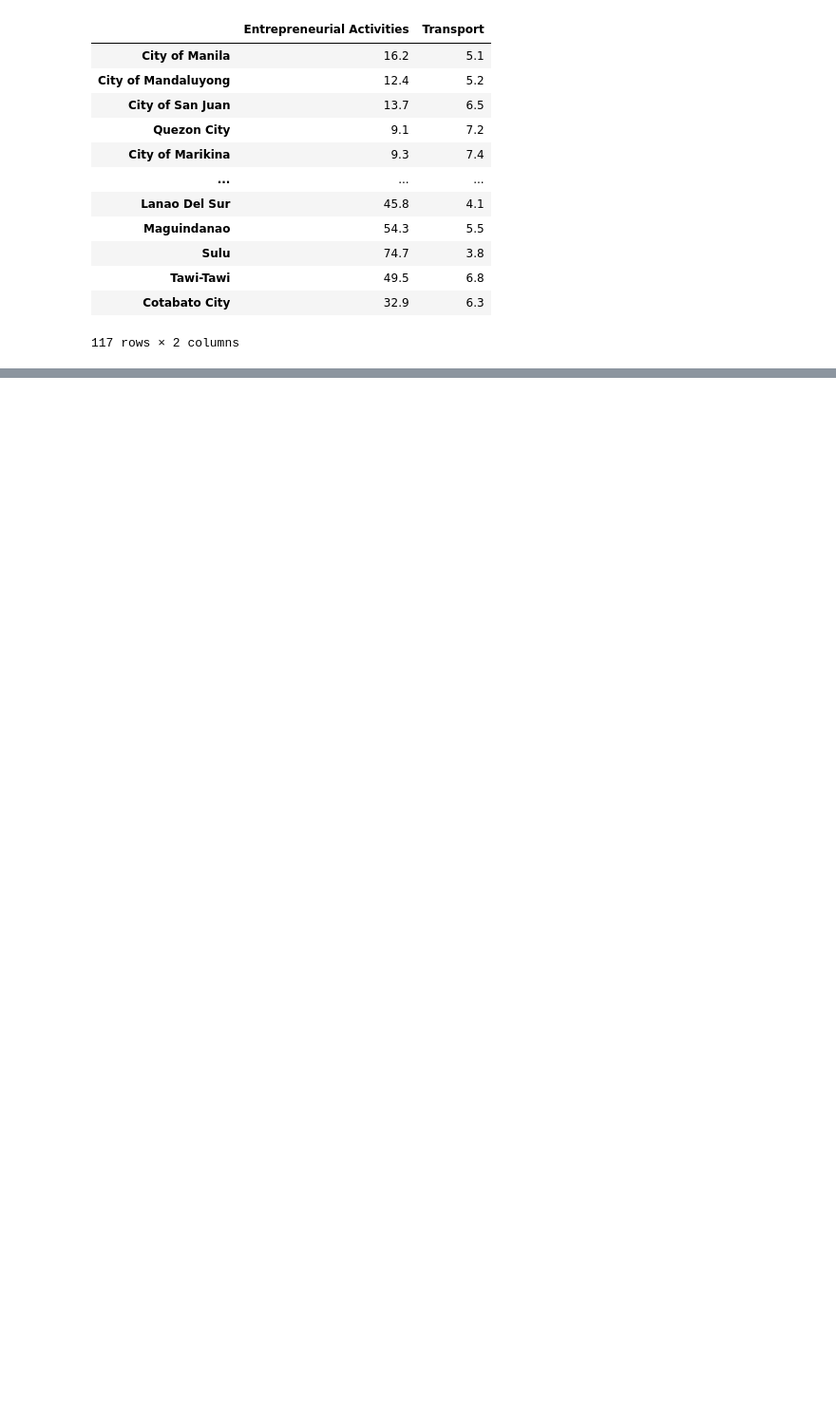
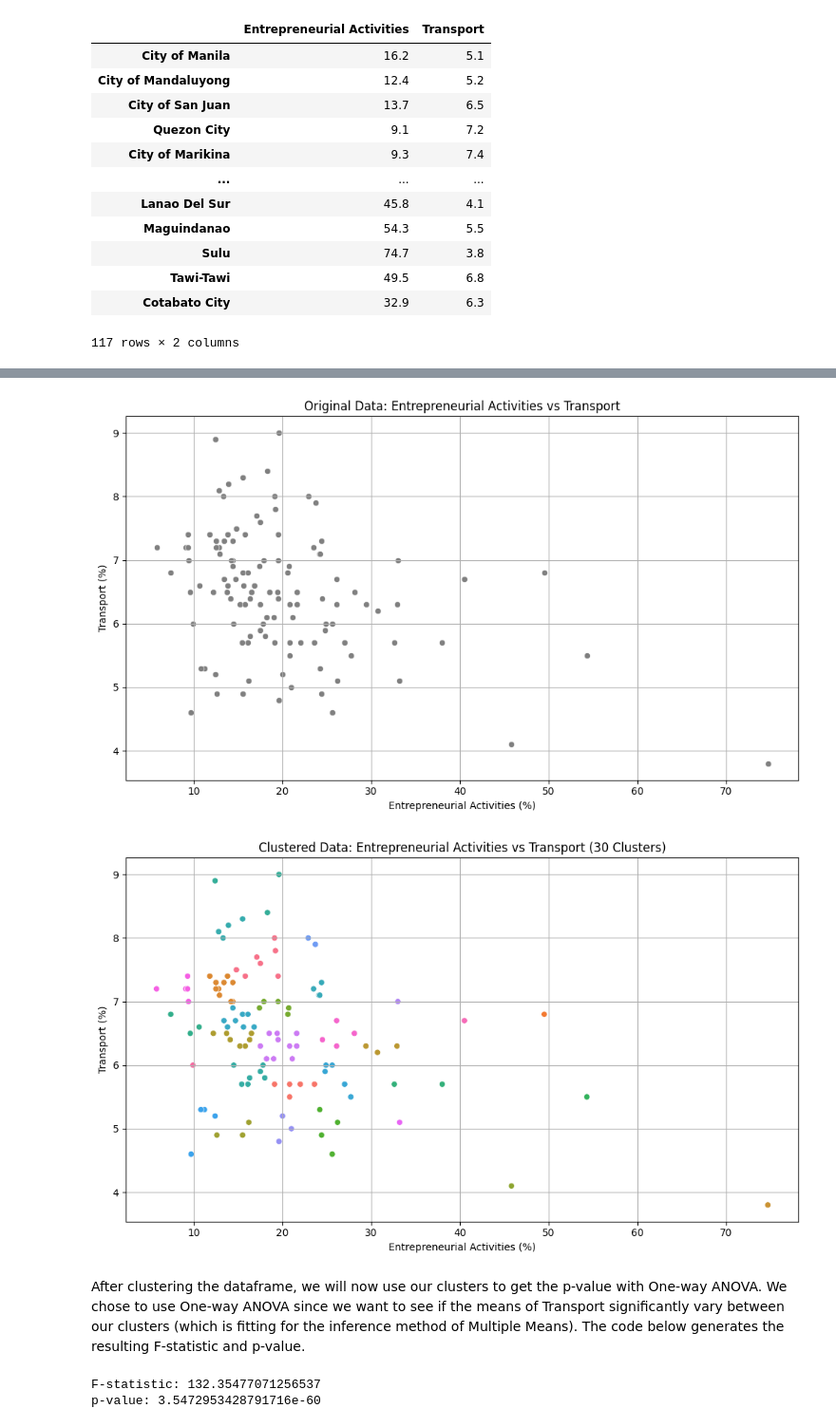
Before and after one commit to Sky282128/RoleModels, a Jupyter notebook: RoleModels.ipynb, the cells around one changed output, grey strips where cells are left out. Shown at 95% size. Drawn from its saved outputs; the diff is of its cells as text; code cells hidden in the pictures; blank space fills up the shorter version.

Commit message:
finished Q4 analysis with multiple means

```diff
--- a/RoleModels.ipynb
+++ b/RoleModels.ipynb
@@ -656,9 +665,3 @@ dfCombined
 | Tawi-Tawi | 49.5 | 6.8 |
 | Cotabato City | 32.9 | 6.3 |
 117 rows × 2 columns
-# %%
-dfCombined['Entrepreneurial Activity Level'] = pd.qcut(
-    dfCombined['Entrepreneurial Activities'],
-    q=3,
-    labels=['Low', 'Medium', 'High']
-)
@@ -690,0 +672,59 @@ plt.show()
+# %%
+from sklearn.preprocessing import StandardScaler
+
+dfCombined['Transport'] = pd.to_numeric(dfCombined['Transport'], errors='coerce')
+
+plt.figure(figsize=(10, 6))
+sns.scatterplot(
+    data=dfCombined,
+    x='Entrepreneurial Activities',
+    y='Transport',
+    color='gray'
+)
+plt.title("Original Data: Entrepreneurial Activities vs Transport")
+plt.xlabel("Entrepreneurial Activities (%)")
+plt.ylabel("Transport (%)")
+plt.grid(True)
+plt.tight_layout()
+plt.show()
+
+X = dfCombined[['Entrepreneurial Activities', 'Transport']].copy()
+scaler = StandardScaler()
+X_scaled = scaler.fit_transform(X)
+
+kmeans = KMeans(n_clusters=30, random_state=0, n_init='auto')
+dfCombined['Cluster'] = kmeans.fit_predict(X_scaled)
+
+plt.figure(figsize=(10, 6))
+sns.scatterplot(
+    data=dfCombined,
+    x='Entrepreneurial Activities',
+    y='Transport',
+    hue='Cluster',
+    palette=sns.color_palette("husl", 30),
+    legend=False
+)
+
+plt.title("Clustered Data: Entrepreneurial Activities vs Transport (30 Clusters)")
+plt.xlabel("Entrepreneurial Activities (%)")
+plt.ylabel("Transport (%)")
+plt.grid(True)
+plt.tight_layout()
+plt.show()
+# %% [output]
+[figure, added]
+[figure, added]
+# %% [markdown]
+After clustering the dataframe, we will now use our clusters to get the p-value with One-way ANOVA. We chose to use One-way ANOVA since we want to see if the means of Transport significantly vary between our clusters (which is fitting for the inference method of Multiple Means). The code below generates the resulting F-statistic and p-value.
+# %%
+from scipy.stats import f_oneway
+
+groups = [group["Transport"].values for _, group in dfCombined.groupby("Cluster")]
+
+f_stat, p_value = f_oneway(*groups)
+
+print("F-statistic:", f_stat)
+print("p-value:", p_value)
+# %% [output]
+F-statistic: 132.35477071256537
+p-value: 3.5472953428791716e-60
```
Also changed, not shown: parts of 10 cells of this notebook.
